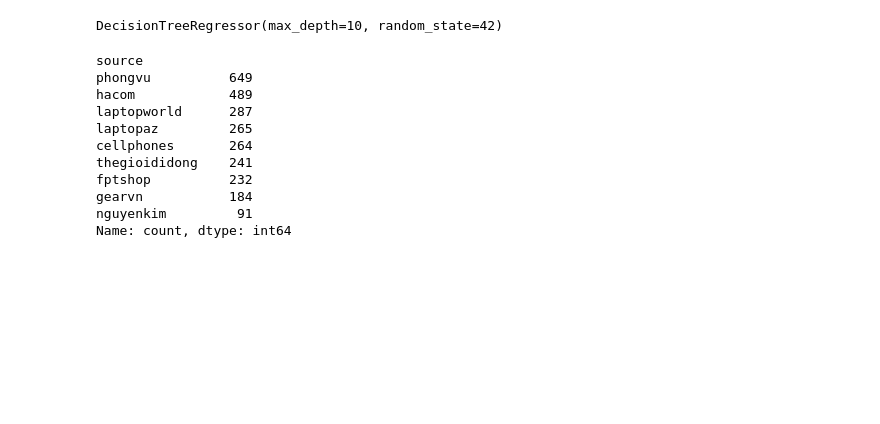
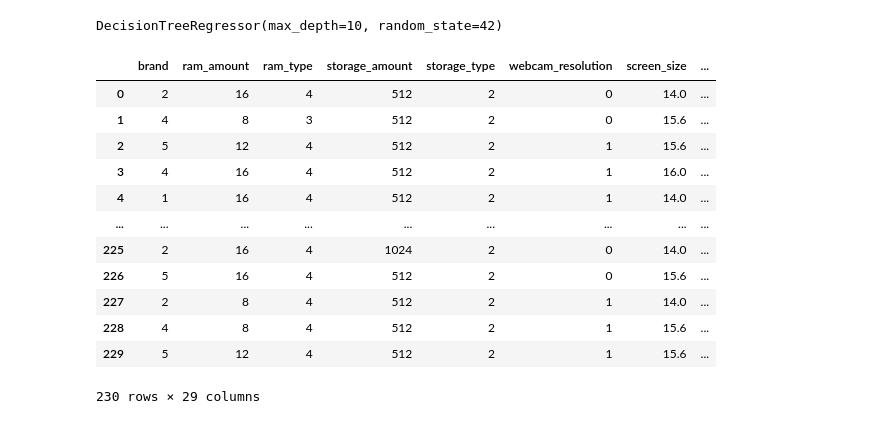
Before and after one commit to auphong2707/laptop-price-prediction-ds-prj, a Jupyter notebook: model/test.ipynb, the cells around one changed output. Saved outputs shown, nothing was run; the diff lists cells and outputs as text; code cells hidden in the pictures; blank space fills up the shorter version.

```diff
--- a/model/test.ipynb
+++ b/model/test.ipynb
@@ -9,18 +9,20 @@ model
 # %% [output]
 DecisionTreeRegressor(max_depth=10, random_state=42)
 # %%
-data = pd.read_csv('/home/quangminh/Documents/code/Python/ProjectDS/laptop-price-prediction-ds-prj/data_analysis/data/laptop_specs_11_2024.csv')
+data = pd.read_csv('/home/quangminh/Documents/code/Python/ProjectDS/laptop-price-prediction-ds-prj/model/test_processed.csv')
 # %%
-data['source'].value_counts()
+data
 # %% [output]
+|  | brand | ram_amount | ram_type | storage_amount | storage_type | webcam_resolution | screen_size | ... |
+| 0 | 2 | 16 | 4 | 512 | 2 | 0 | 14.0 | ... |
+| 1 | 4 | 8 | 3 | 512 | 2 | 0 | 15.6 | ... |
+| 2 | 5 | 12 | 4 | 512 | 2 | 1 | 15.6 | ... |
+| 3 | 4 | 16 | 4 | 512 | 2 | 1 | 16.0 | ... |
+| 4 | 1 | 16 | 4 | 512 | 2 | 1 | 14.0 | ... |
+| ... | ... | ... | ... | ... | ... | ... | ... | ... |
+| 225 | 2 | 16 | 4 | 1024 | 2 | 0 | 14.0 | ... |
+| 226 | 5 | 16 | 4 | 512 | 2 | 0 | 15.6 | ... |
+| 227 | 2 | 8 | 4 | 512 | 2 | 1 | 14.0 | ... |
+| 228 | 4 | 8 | 4 | 512 | 2 | 1 | 15.6 | ... |
+| 229 | 5 | 12 | 4 | 512 | 2 | 1 | 15.6 | ... |
-source
-phongvu          649
-hacom            489
-laptopworld      287
-laptopaz         265
-cellphones       264
-thegioididong    241
-fptshop          232
-gearvn           184
-nguyenkim         91
-Name: count, dtype: int64
+230 rows × 29 columns
```
Also changed, not shown: parts of 2 cells of this notebook.
